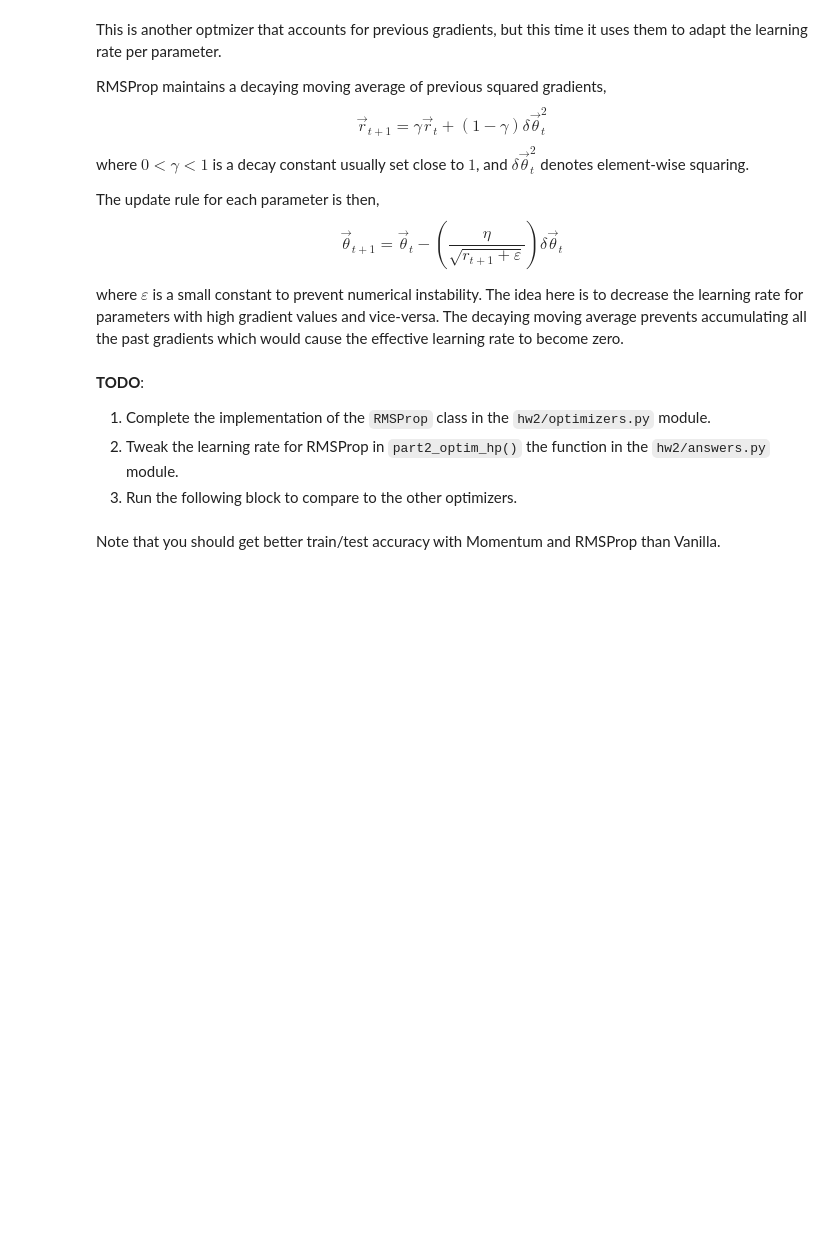
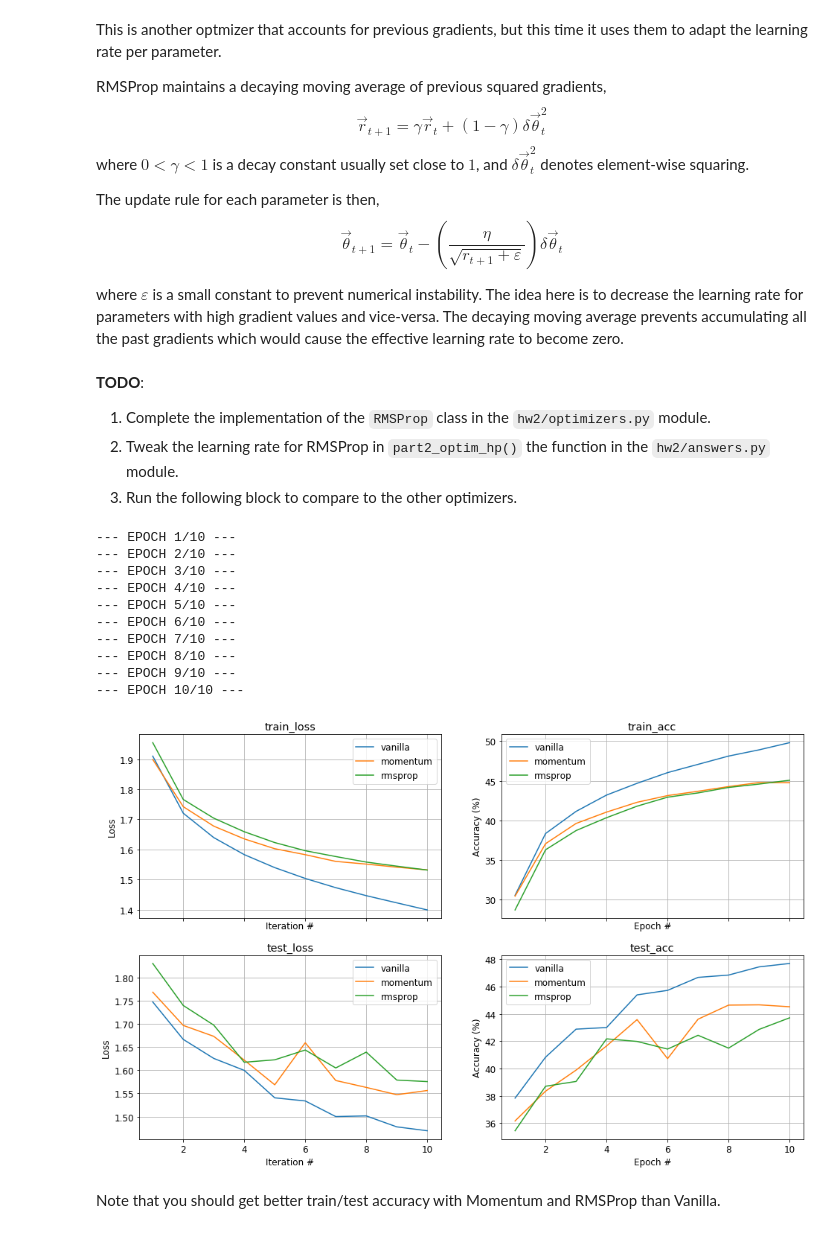
Before and after one commit to nadavhalahmi/DL_hw2, a Jupyter notebook: Part2_Optimization.ipynb, the cells around one changed output. Cells and saved outputs as stored; diff of their text form; code cells hidden in the pictures; blank space fills up the shorter version.

```diff
--- a/Part2_Optimization.ipynb
+++ b/Part2_Optimization.ipynb
@@ -380,8 +364,20 @@ where $\varepsilon$ is a small constant to prevent numerical instability. The id
 1. Tweak the learning rate for RMSProp in `part2_optim_hp()` the function in the `hw2/answers.py` module.
 1. Run the following block to compare to the other optimizers.
 # %%
-fig_optim = train_with_optimizer('rmsprop', optimizers.RMSProp, fig_optim)
-fig_optim
+fig_optim3 = train_with_optimizer('rmsprop', optimizers.RMSProp, fig_optim2)
+fig_optim3
+# %% [output]
+--- EPOCH 1/10 ---
+--- EPOCH 2/10 ---
+--- EPOCH 3/10 ---
+--- EPOCH 4/10 ---
+--- EPOCH 5/10 ---
+--- EPOCH 6/10 ---
+--- EPOCH 7/10 ---
+--- EPOCH 8/10 ---
+--- EPOCH 9/10 ---
+--- EPOCH 10/10 ---
+[figure, added]
 # %% [markdown]
 Note that you should get better train/test accuracy with Momentum and RMSProp than Vanilla.
 # %% [markdown]
```
Also changed, not shown: parts of 6 cells of this notebook, 4 other files.
